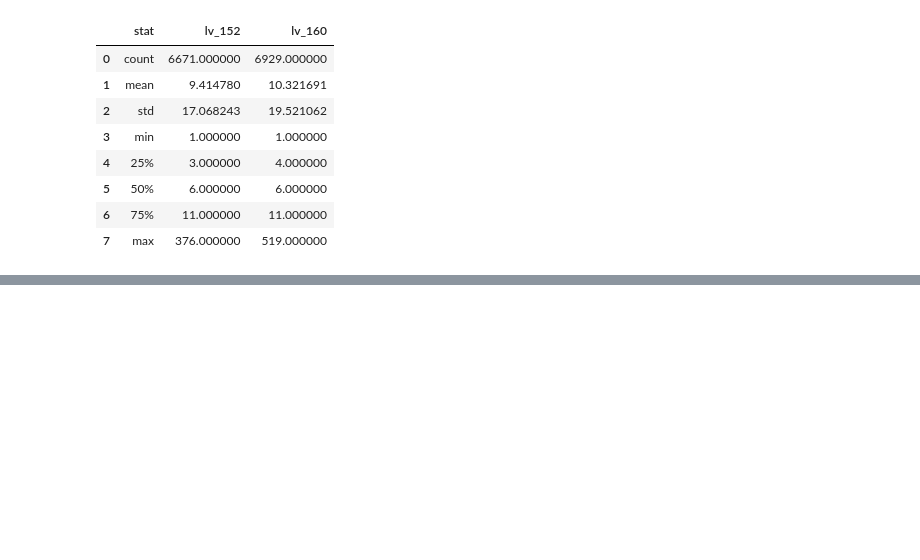
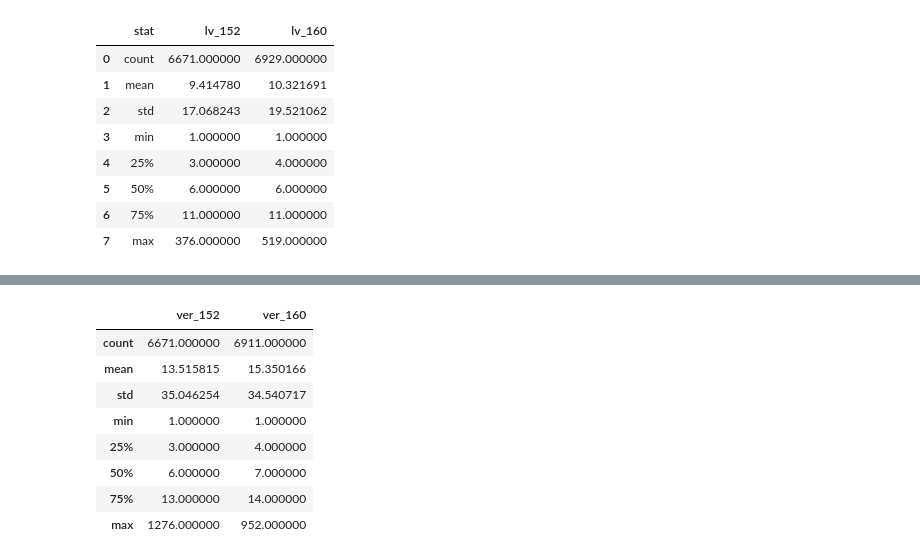
Before and after one commit to theb40/SQL_pandas, a Jupyter notebook: Analytical query document.ipynb, the cells around one changed output, grey strips where cells are left out. Saved outputs shown, nothing was run; the diff lists cells and outputs as text; code cells hidden in the pictures; blank space fills up the shorter version.

```diff
--- a/test_query.ipynb
+++ b/Analytical query document.ipynb
@@ -195,0 +228,32 @@ max_lv
+# %%
+df_ue = sqldf('''
+SELECT
+    user,
+    COUNT(event_name) as user_engagement,
+    version
+FROM
+    data
+WHERE
+    event_name = 'user_engagement'
+GROUP BY
+    user
+''')
+# %%
+ue_152 = df_ue[df_ue['version'] == '1.5.2'].describe()
+ue_160 = df_ue[df_ue['version'] == '1.6.0'].describe()
+# %%
+ue = pd.DataFrame({
+    'ver_152' : ue_152['user_engagement'],
+    'ver_160' : ue_160['user_engagement']
+})
+ue
+# %% [output]
+|  | ver_152 | ver_160 |
+| count | 6671.000000 | 6911.000000 |
+| mean | 13.515815 | 15.350166 |
+| std | 35.046254 | 34.540717 |
+| min | 1.000000 | 1.000000 |
+| 25% | 3.000000 | 4.000000 |
+| 50% | 6.000000 | 7.000000 |
+| 75% | 13.000000 | 14.000000 |
+| max | 1276.000000 | 952.000000 |
```
Also changed, not shown: parts of 3 cells of this notebook, 1 other file.
